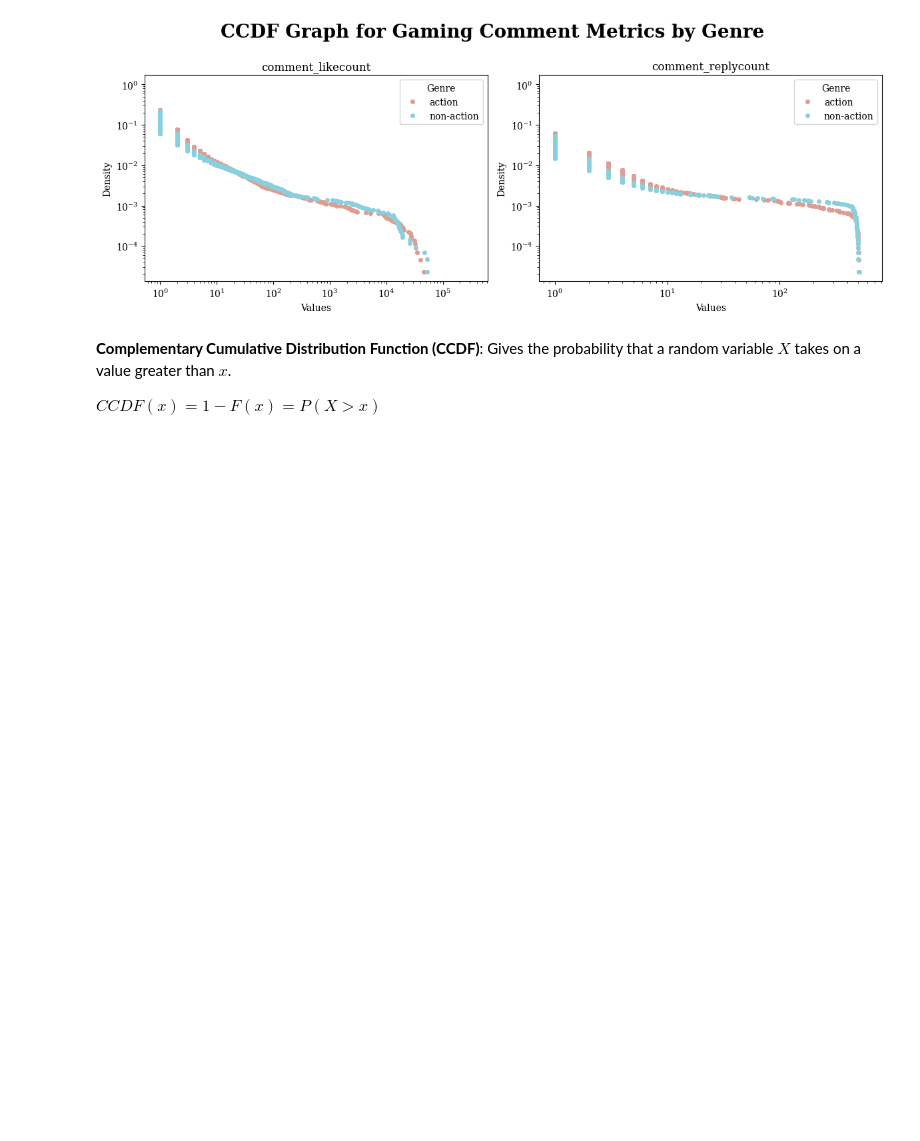
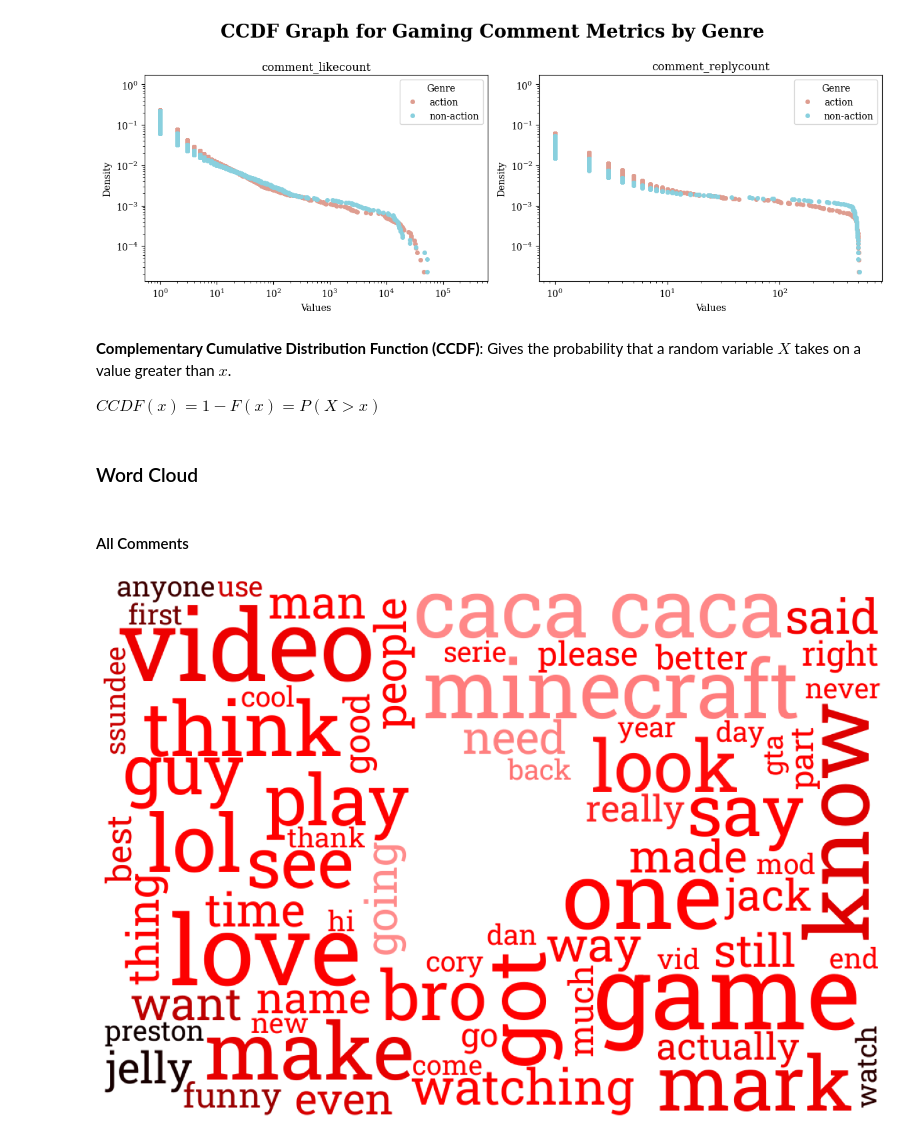
Before and after one commit to IMT-547-Team-1/YouTube-Toxic-Comments, a Jupyter notebook: code/02-preprocessing.ipynb, the cells around one changed output. Cells and saved outputs as stored; diff of their text form; code cells hidden in the pictures; blank space fills up the shorter version.

```diff
--- a/code/02-preprocessing.ipynb
+++ b/code/02-preprocessing.ipynb
@@ -653,3 +666,5 @@ plt.show()
 **Complementary Cumulative Distribution Function (CCDF)**: Gives the probability that a random variable $X$ takes on a value greater than $x$.
 
 $CCDF(x) = 1 - F(x) = P(X > x)$
+# %% [markdown]
+### Word Cloud
@@ -655,0 +675,40 @@ $CCDF(x) = 1 - F(x) = P(X > x)$
+# %%
+# Concatenate the improvements text
+all_comments = " ".join(comments)
+all_action_comments = "".join(comments[yt["genre"] == "action"])
+all_nonaction_comments = "".join(comments[yt["genre"] == "non-action"])
+# %%
+def generate_wordcloud(text, image_path="../image/yt.png",
+                       min_font_size=30, max_font_size=135,
+                       max_words=250):
+    """
+    Generate and display a word cloud for a given text.
+    """
+
+    # Create the mask
+    mask = np.array(Image.open(image_path))
+
+    # Grab the mask colors
+    colors = ImageColorGenerator(mask)
+
+    # Define the wordcloud
+    cloud = WordCloud(mask = mask,
+                      background_color = "white",
+                      color_func = colors,
+                      font_path = "../asset/RobotoSlab-Regular.ttf",
+                      min_font_size = min_font_size,
+                      max_font_size = max_font_size,
+                      max_words = max_words).generate(all_comments)
+
+    # Plot the wordcloud
+    fig = plt.figure(figsize = (16,12))
+    _ = plt.imshow(cloud)
+    _ = plt.axis("off")
+    plt.show()
+# %% [markdown]
+#### All Comments
+# %%
+# Word Cloud for all comments
+generate_wordcloud(all_comments)
+# %% [output]
+[figure, added]
```
Also changed, not shown: parts of 10 cells of this notebook, 6 other files.
